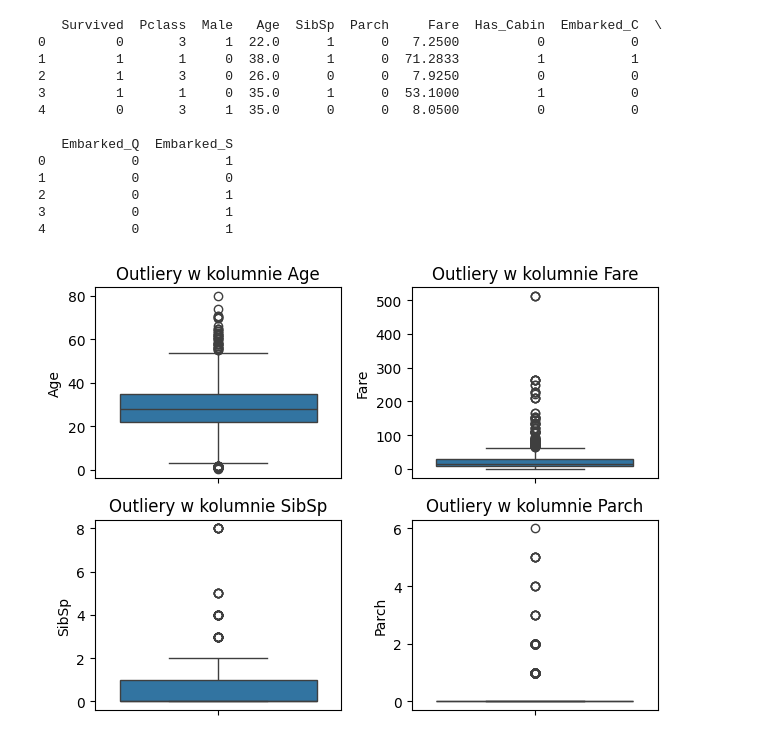
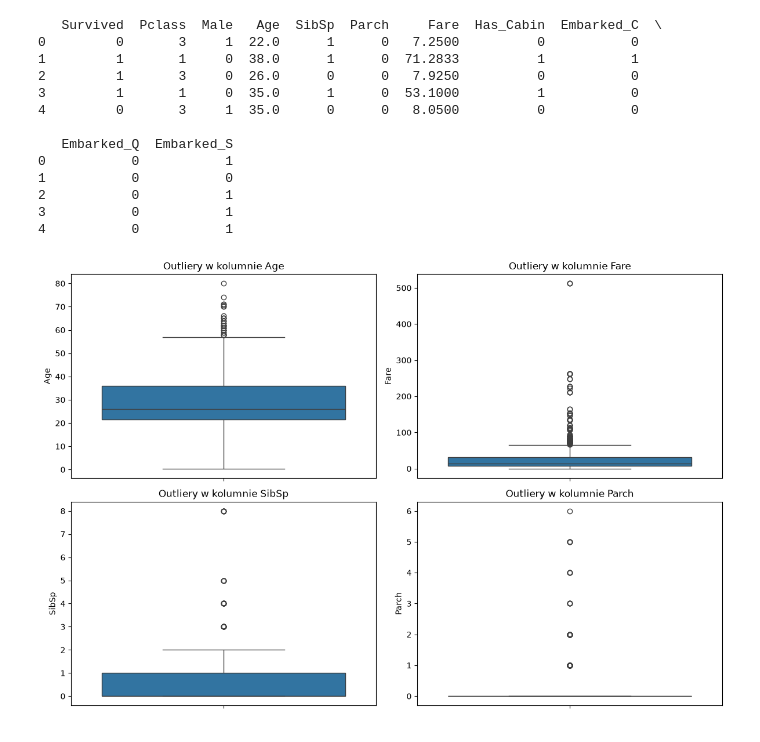
Before and after one commit to Solvro/ml-wakacyjne-wyzwanie-2026, a Jupyter notebook: 01_przetwarzanie_wizualizacja_danych/Homework.ipynb, the cells around one changed output. Saved outputs shown, nothing was run; the diff lists cells and outputs as text; code cells hidden in the pictures.

```diff
--- a/01_przetwarzanie_wizualizacja_danych/Homework.ipynb
+++ b/01_przetwarzanie_wizualizacja_danych/Homework.ipynb
@@ -89,15 +87,17 @@ missing_all_column_values = missing_rows_ti[missing_rows_ti == 100].index
 #print(tytanik.duplicated().sum()) #sprawdze czy są duplikaty wierszy - nie ma ich
 
 #Age
-tytanik['Age'] = tytanik['Age'].fillna(tytanik['Age'].median()) #uzupełnie medią
-#może mozna by to lepiej uzupełnić badając korelacje naprzykład miedzy 'Sex' a 'Age' i 'Pclass'
+#tytanik['Age'] = tytanik['Age'].fillna(tytanik['Age'].median()) uzupełnie medią
+
+tytanik['Age'] = tytanik['Age'].fillna(tytanik.groupby(['Pclass', 'Sex'])['Age'].transform('median'))
+# uzupełniamu medianę, ale z korelacją na 'Sex' a 'Age' i 'Pclass'
 
 #Fare
 tytanik['Fare'] = tytanik['Fare'].fillna(tytanik.groupby('Ticket')['Fare'].transform('median'))
 #uzupełnie 'Fare' o mednianą tych samych biletów (Ticket)
 
-tytanik['Fare'] = tytanik['Fare'].fillna(tytanik['Fare'].median())
-#obliczenie reszty brakującej medianą
+tytanik['Fare'] = tytanik['Fare'].fillna(tytanik.groupby('Pclass')['Fare'].transform('median'))
+#obliczenie reszty brakującej medianą, ale mając na uwadze 'Pclass'
 
 duplikaty_biletow = tytanik[tytanik.duplicated(subset=['Ticket'], keep=False)]
 #print(duplikaty_biletow.sort_values(by='Ticket'))
@@ -110,10 +110,8 @@ tytanik['Cabin'] = tytanik['Cabin'].notna().astype(int)
 tytanik = tytanik.rename(columns={'Cabin': 'Has_Cabin'})
 
 #Embarked
-puste_embarked = tytanik[tytanik['Embarked'].isna()].index
-losowe_porty = np.random.choice(['C', 'Q', 'S'], size=len(puste_embarked)) #losowo przypisujemy
-
-tytanik.loc[puste_embarked, 'Embarked'] = losowe_porty
+tytanik['Embarked'] = tytanik['Embarked'].fillna(tytanik['Embarked'].mode()[0])
+#uzupełnienie najczęstszą wartością (modą), zamiast losowo
 # %% [output]
 Age         19.87
 Fare        11.00
@@ -158,17 +156,17 @@ print(tytanik.head())
 # %%
 #4
 kolumny_numeryczne = ['Age', 'Fare', 'SibSp', 'Parch']
-#plt.figure(figsize=(12, 8))
+plt.figure(figsize=(12, 8))
 
 for i, kolumna in enumerate(kolumny_numeryczne, 1):
     plt.subplot(2, 2, i)
     sns.boxplot(y=tytanik[kolumna])
     plt.title(f'Outliery w kolumnie {kolumna}')
 
 plt.tight_layout()
 plt.show()
 # %% [output]
-[figure, old version]
+[figure, new version]
 # %%
 #5
 kolumny_numeryczne = tytanik.select_dtypes(include=['number'])
```
Also changed, not shown: parts of 7 cells of this notebook.
